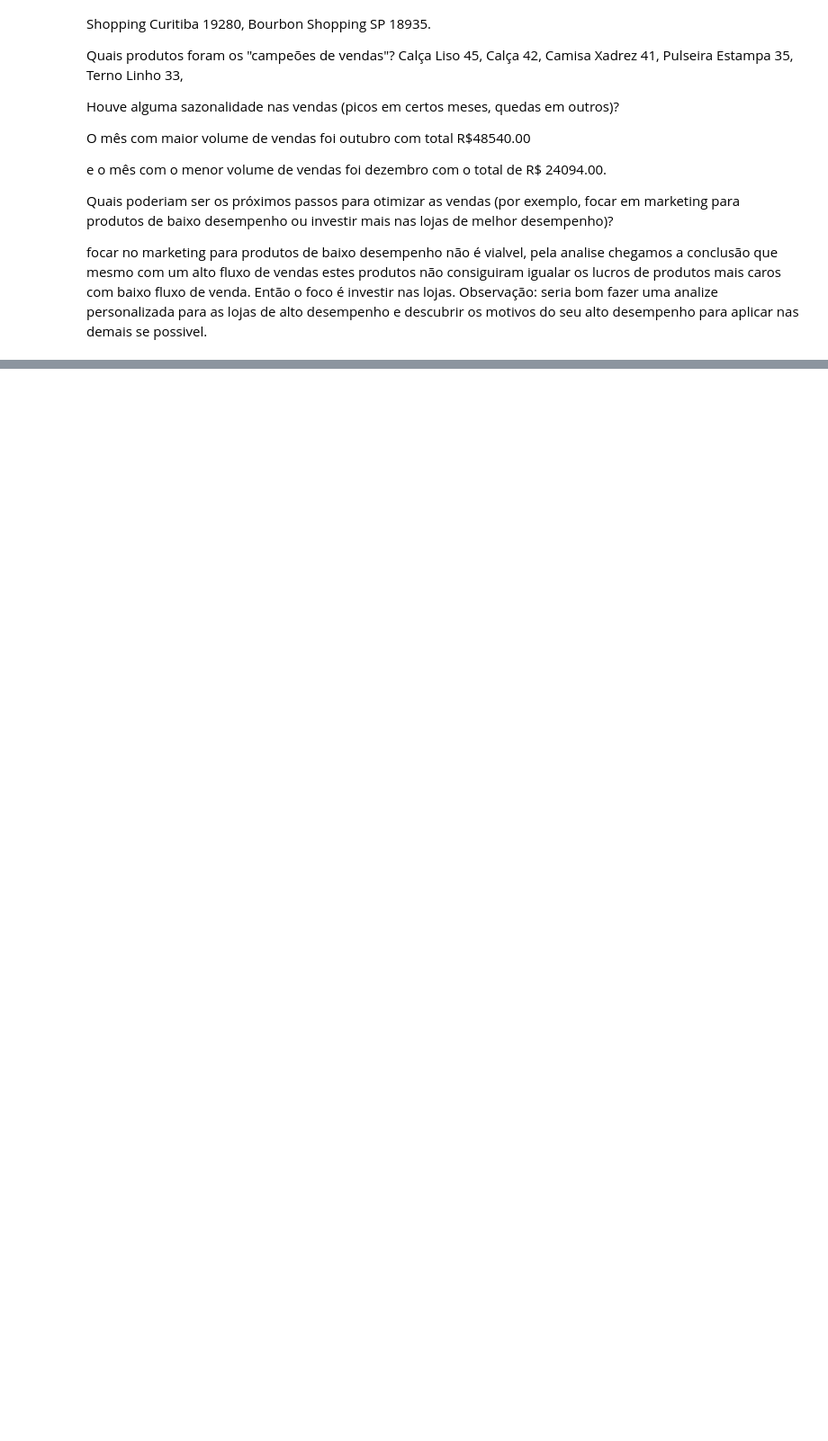
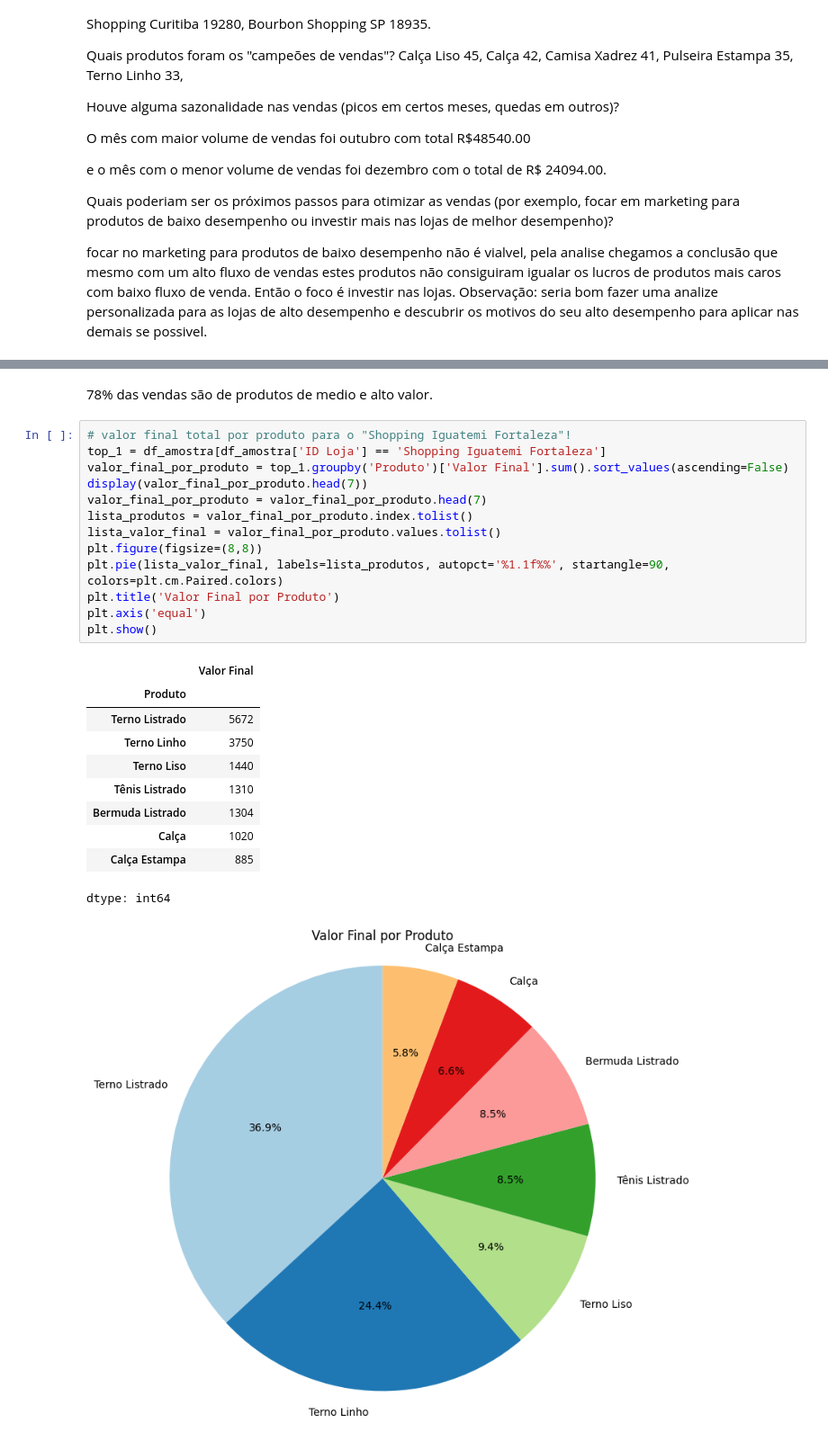
Before and after one commit to G0807/retail-sales-analysis, a Jupyter notebook: Projeto1vendas.ipynb, the cells around one changed output, grey strips where cells are left out. Shown at 90% size. Cells and saved outputs as stored; diff of their text form; blank space fills up the shorter version.

```diff
--- a/Projeto1vendas.ipynb
+++ b/Projeto1vendas.ipynb
@@ -368,0 +479,27 @@ focar no marketing para produtos de baixo desempenho não é vialvel, pela anali
+# %% [markdown]
+78% das vendas são de produtos de medio e  alto valor.
+# %%
+# valor final total por produto para o "Shopping Iguatemi Fortaleza"!
+top_1 = df_amostra[df_amostra['ID Loja'] == 'Shopping Iguatemi Fortaleza']
+valor_final_por_produto = top_1.groupby('Produto')['Valor Final'].sum().sort_values(ascending=False)
+display(valor_final_por_produto.head(7))
+valor_final_por_produto = valor_final_por_produto.head(7)
+lista_produtos = valor_final_por_produto.index.tolist()
+lista_valor_final = valor_final_por_produto.values.tolist()
+plt.figure(figsize=(8,8))
+plt.pie(lista_valor_final, labels=lista_produtos, autopct='%1.1f%%', startangle=90, colors=plt.cm.Paired.colors)
+plt.title('Valor Final por Produto')
+plt.axis('equal')
+plt.show()
+# %% [output]
+|  | Valor Final |
+| Produto |  |
+| Terno Listrado | 5672 |
+| Terno Linho | 3750 |
+| Terno Liso | 1440 |
+| Tênis Listrado | 1310 |
+| Bermuda Listrado | 1304 |
+| Calça | 1020 |
+| Calça Estampa | 885 |
+dtype: int64
+[figure, added]
```
Also changed, not shown: parts of 50 cells of this notebook.
